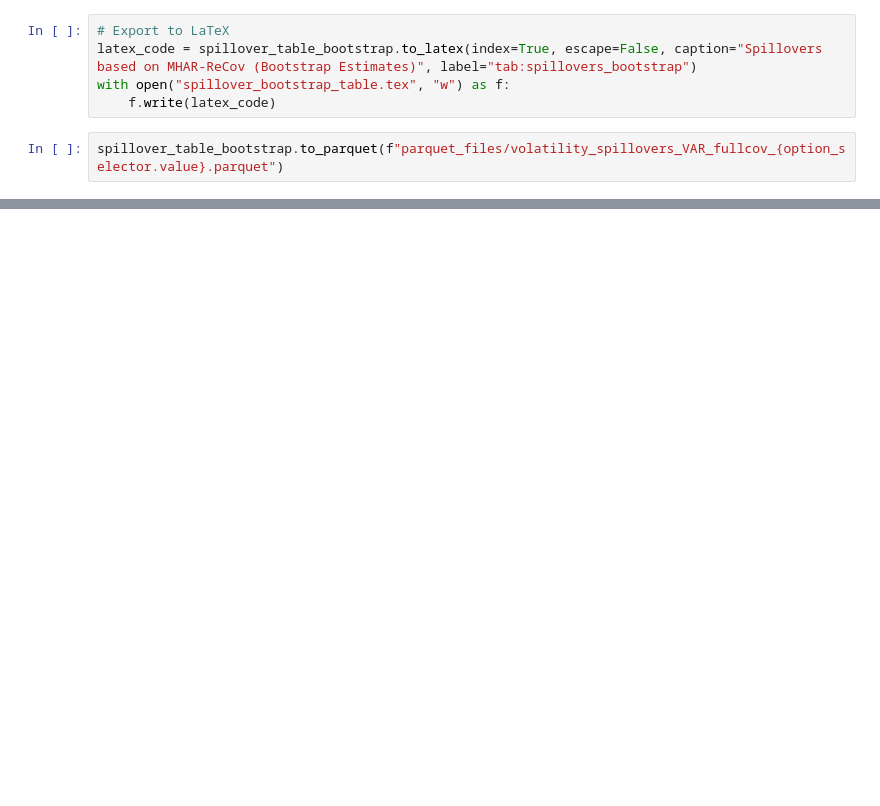
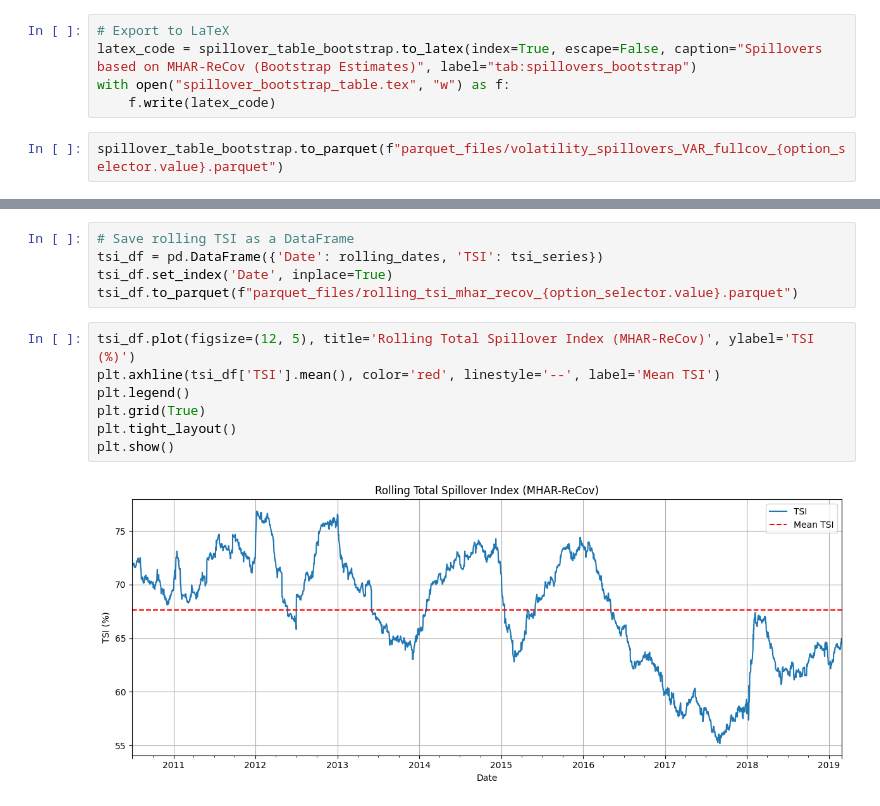
Before and after one commit to franrolotti/volatility-spillovers, a Jupyter notebook: 05_volatility_spillovers_var_covar_MHAR.ipynb, the cells around one changed output, grey strips where cells are left out. Saved outputs shown, nothing was run; the diff lists cells and outputs as text; blank space fills up the shorter version.

Commit message:
Added dynamic spillover analysis

```diff
--- a/05_volatility_spillovers_var_covar_MHAR.ipynb
+++ b/05_volatility_spillovers_var_covar_MHAR.ipynb
@@ -417,0 +494,14 @@ spillover_table_bootstrap.to_parquet(f"parquet_files/volatility_spillovers_VAR_f
+# %%
+# Save rolling TSI as a DataFrame
+tsi_df = pd.DataFrame({'Date': rolling_dates, 'TSI': tsi_series})
+tsi_df.set_index('Date', inplace=True)
+tsi_df.to_parquet(f"parquet_files/rolling_tsi_mhar_recov_{option_selector.value}.parquet")
+# %%
+tsi_df.plot(figsize=(12, 5), title='Rolling Total Spillover Index (MHAR-ReCov)', ylabel='TSI (%)')
+plt.axhline(tsi_df['TSI'].mean(), color='red', linestyle='--', label='Mean TSI')
+plt.legend()
+plt.grid(True)
+plt.tight_layout()
+plt.show()
+# %% [output]
+[figure, added]
```
Also changed, not shown: parts of 2 cells of this notebook.
